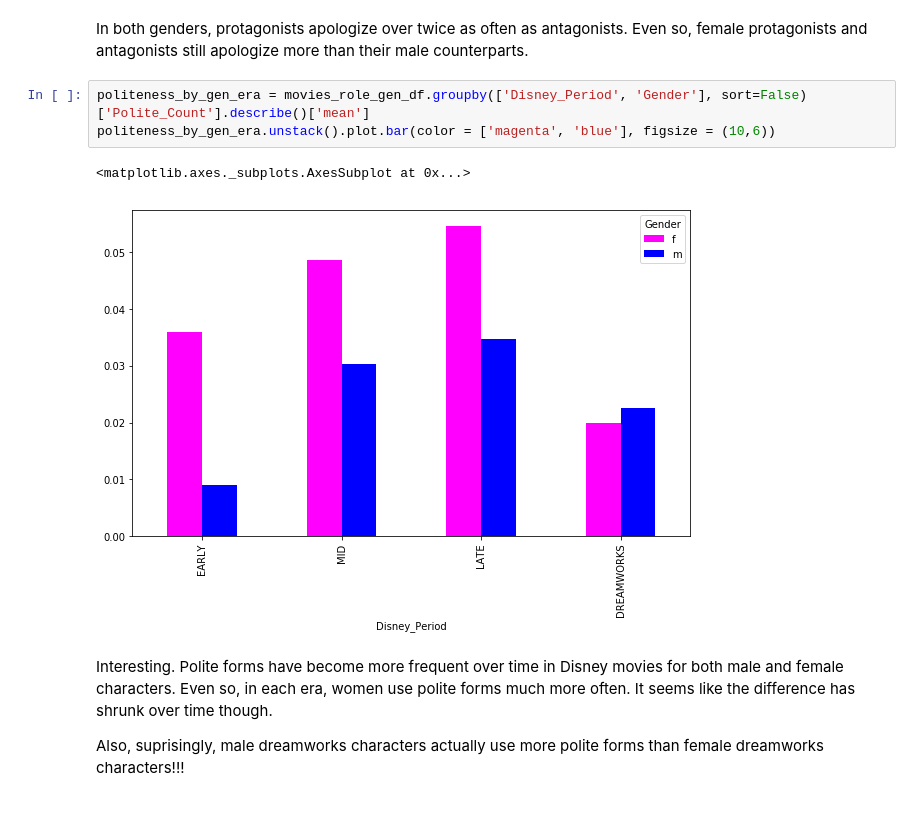
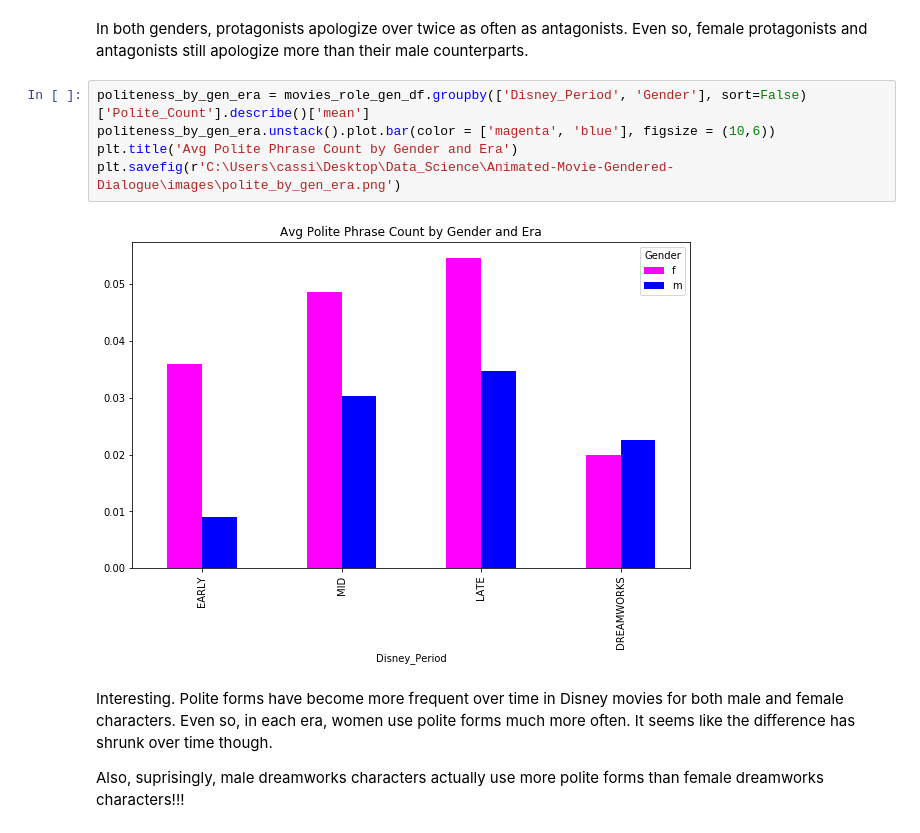
Before and after one commit to Data-Science-for-Linguists-2019/Animated-Movie-Gendered-Dialogue, a Jupyter notebook: code/Politeness_and_Apology.ipynb, the cells around one changed output. Saved outputs shown, nothing was run; the diff lists cells and outputs as text.

Commit message:
fixed images and codes

```diff
--- a/code/Politeness_and_Apology.ipynb
+++ b/code/Politeness_and_Apology.ipynb
@@ -203,9 +205,10 @@ In both genders, protagonists apologize over twice as often as antagonists. Even
 # %%
 politeness_by_gen_era = movies_role_gen_df.groupby(['Disney_Period', 'Gender'], sort=False)['Polite_Count'].describe()['mean']
 politeness_by_gen_era.unstack().plot.bar(color = ['magenta', 'blue'], figsize = (10,6))
+plt.title('Avg Polite Phrase Count by Gender and Era')
+plt.savefig(r'C:\Users\cassi\Desktop\Data_Science\Animated-Movie-Gendered-Dialogue\images\polite_by_gen_era.png')
 # %% [output]
-<matplotlib.axes._subplots.AxesSubplot at 0x...>
-[figure, old version]
+[figure, new version]
 # %% [markdown]
 Interesting. Polite forms have become more frequent over time in Disney movies for both male and female characters. Even so, in each era, women use polite forms much more often. It seems like the difference has shrunk over time though.
 
```
Also changed, not shown: parts of 2 cells of this notebook, 7 other files.
